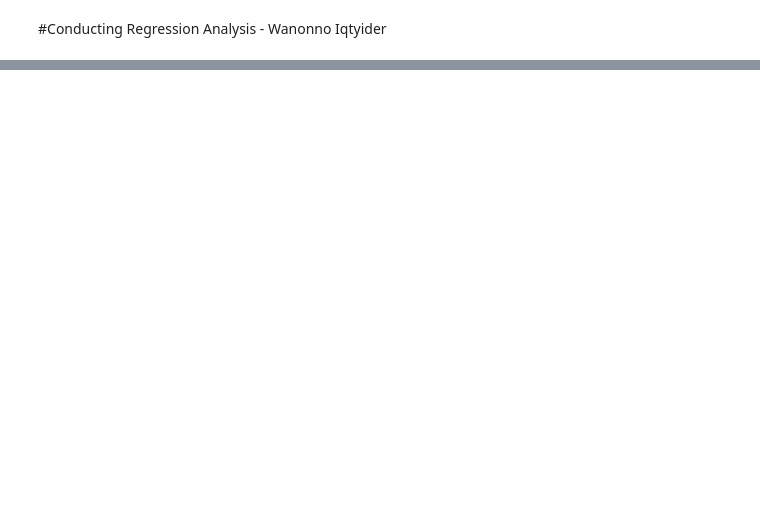
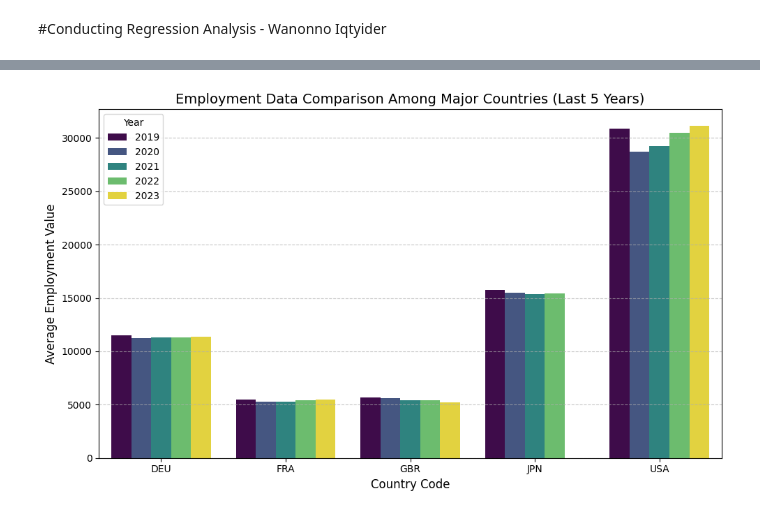
Before and after one commit to Graspp-25-Spring/graspp-25S-trade, a Jupyter notebook: notebooks/milestone_1.ipynb, the cells around one changed output, grey strips where cells are left out. Saved outputs shown, nothing was run; the diff lists cells and outputs as text; code cells hidden in the pictures; blank space fills up the shorter version.

```diff
--- a/notebooks/milestone_1.ipynb
+++ b/notebooks/milestone_1.ipynb
@@ -277,0 +319,39 @@ strong multicollinearity or other numerical problems.
+# %%
+# Simple visualization code
+import pandas as pd
+import matplotlib.pyplot as plt
+import seaborn as sns
+import numpy as np
+
+# Load the CSV file
+file_path = '/workspaces/graspp-25S-trade/data/external/ilo_data_raw.csv'
+df = pd.read_csv(file_path)
+
+# Extract data for specific major countries
+major_countries = ["USA", "JPN", "DEU", "GBR", "FRA"]
+df_major = df[df['ref_area'].isin(major_countries)]
+
+# Get data for the most recent years
+recent_years = df_major['time'].unique()
+recent_years = np.sort(recent_years)[-5:]  # Latest 5 years
+df_recent = df_major[df_major['time'].isin(recent_years)]
+
+# Calculate average employment values by country and year
+df_agg = df_recent.groupby(['ref_area', 'time'])['obs_value'].mean().reset_index()
+
+# Create the plot
+plt.figure(figsize=(10, 6))
+sns.barplot(data=df_agg, x='ref_area', y='obs_value', hue='time', palette='viridis')
+
+# Format the plot
+plt.title('Employment Data Comparison Among Major Countries (Last 5 Years)', fontsize=14)
+plt.xlabel('Country Code', fontsize=12)
+plt.ylabel('Average Employment Value', fontsize=12)
+plt.legend(title='Year', title_fontsize=10)
+plt.grid(axis='y', linestyle='--', alpha=0.7)
+plt.tight_layout()
+
+# Display the plot
+plt.show()
+# %% [output]
+[figure, added]
```
Also changed, not shown: parts of 8 cells of this notebook, 2 other files.
